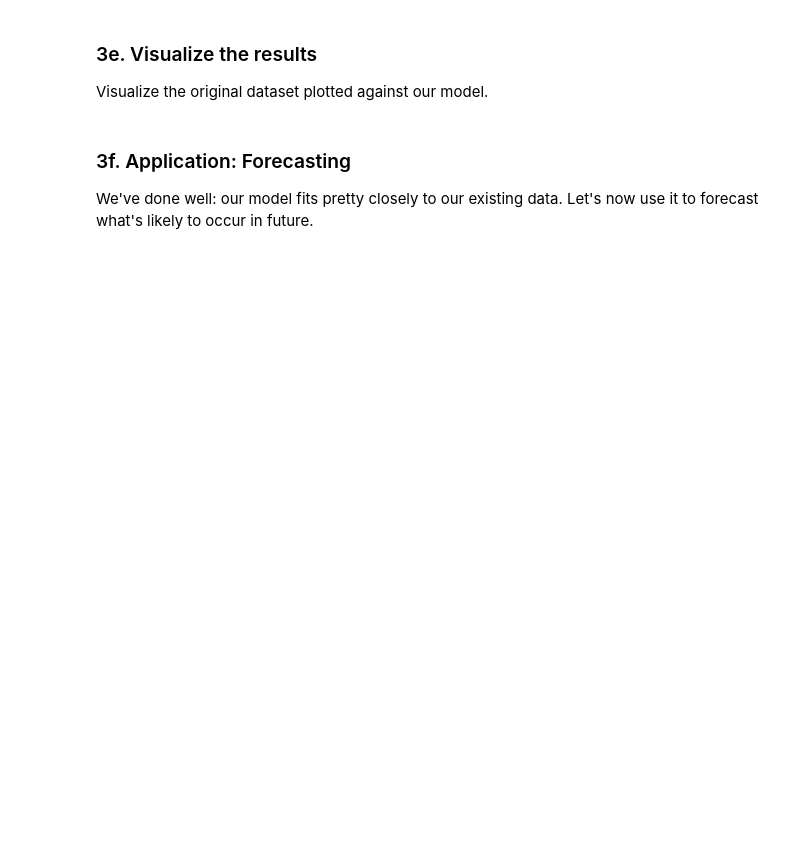
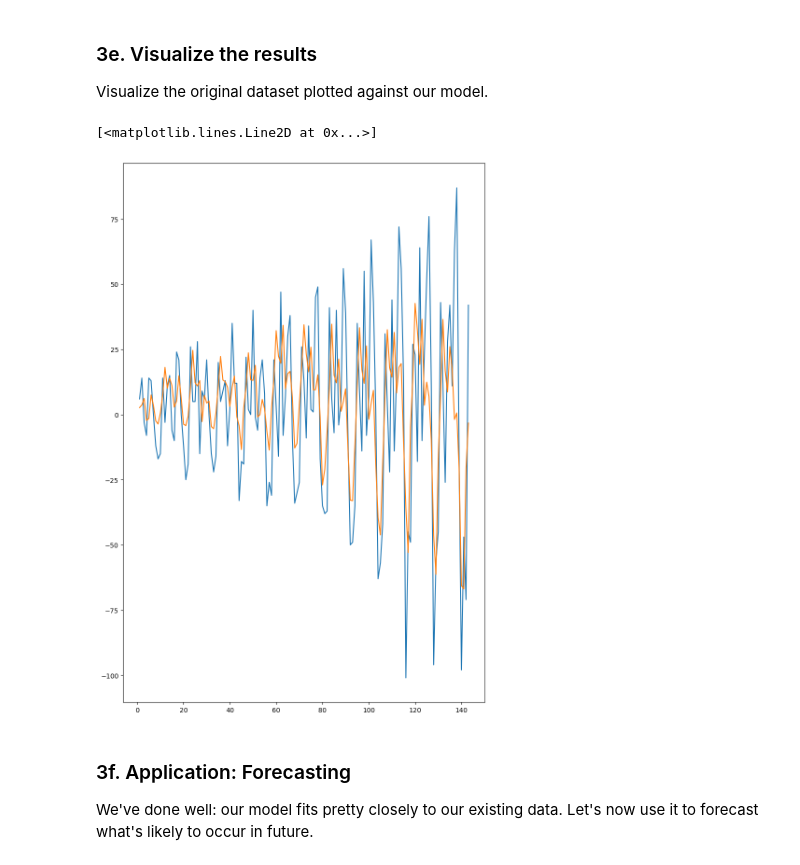
Before and after one commit to MsEM11/Time-Series-Investigation, a Jupyter notebook: Cowboy Cigarettes Case Study - Tier 3.ipynb, the cells around one changed output. Drawn from its saved outputs; the diff is of its cells as text; code cells hidden in the pictures; blank space fills up the shorter version.

Commit message:
Finished creating and evaluating the model the best the data wouold allow.

```diff
--- a/Cowboy Cigarettes Case Study - Tier 3.ipynb
+++ b/Cowboy Cigarettes Case Study - Tier 3.ipynb
@@ -314,3 +357,11 @@ _ _ _
 # %%
 # Now, we choose a couple of values to try for each parameter.
-_ _ _
+p_values = [x for x in range(0, 3)]
+d_values = [x for x in range(0, 3)]
+q_values = [x for x in range(0, 3)]
+# %%
+# I realized the reason my MSE values were all displaying as 0.0000 was that
+# my log_diff values were all so close to 0 that the squared error was indistinguishable from 0.
+# I solved this by scaling them all up by one million.
+big_log_diff = log_diff_y*1000000
+big_log_diff
@@ -317,4 +381,6 @@ _ _ _
 # %%
 # Finally, we can find the optimum ARIMA model for our data.
 # Nb. this can take a while...!
-_ _ _
+import warnings
+warnings.filterwarnings("ignore")
+best_order, score = evaluate_models(big_log_diff, p_values, d_values, q_values)
@@ -325,2 +440,5 @@ _ _ _
+# %%
+model = ARIMA(big_log_diff,order=best_order)
+model = model.fit()
 # %% [markdown]
 We can take a look at a summary of the model this library has built around our data.
@@ -335,3 +472,11 @@ _ _ _
+# %%
+plt.figure(figsize=(10,15))
+plt.plot(big_log_diff)
+plt.plot(model.predict())
+# This does not look at all right, but I've heard from peer mentors on the Slack that that's to be expected.
+# %% [output]
+[<matplotlib.lines.Line2D at 0x...>]
+[figure, added]
 # %% [markdown]
 ### 3f. Application: Forecasting
 
```
Also changed, not shown: parts of 19 cells of this notebook.
